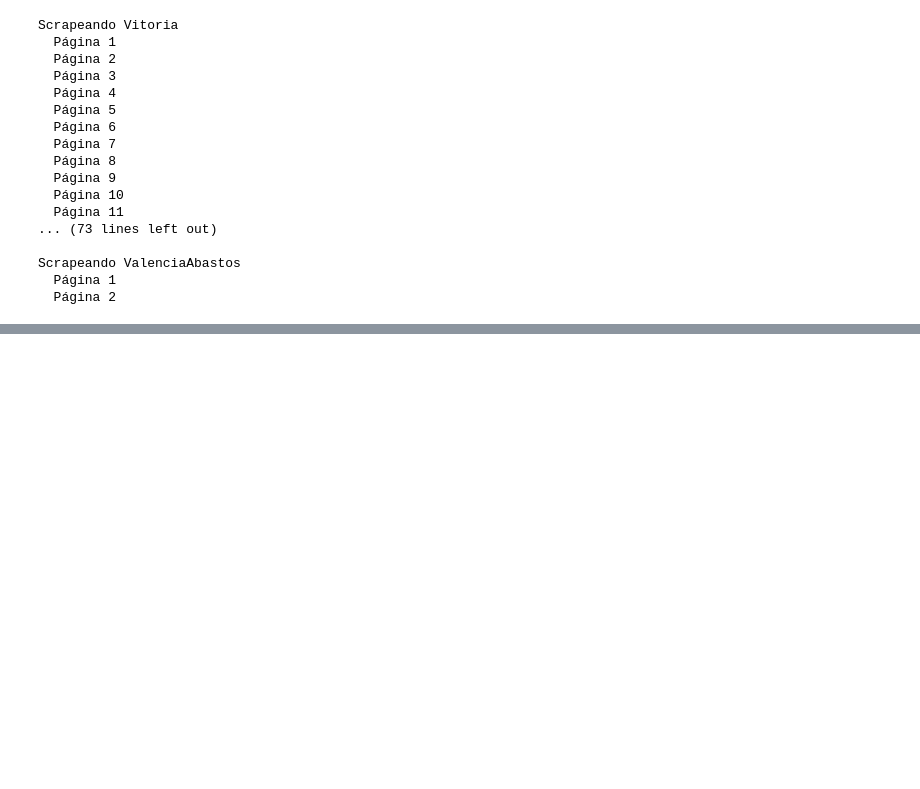
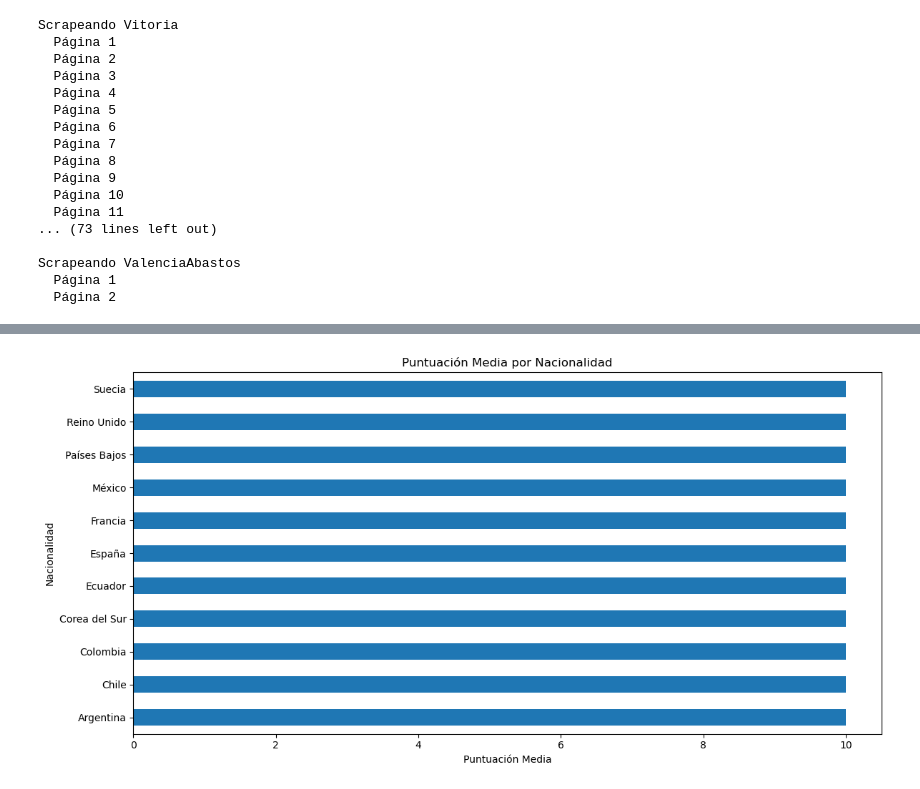
Before and after one commit to javierllorenteMon/RETO_06_VerdeOSCURO, a Jupyter notebook: webscrapping.ipynb, the cells around one changed output, grey strips where cells are left out. Cells and saved outputs as stored; diff of their text form; code cells hidden in the pictures; blank space fills up the shorter version.

```diff
--- a/webscrapping.ipynb
+++ b/webscrapping.ipynb
@@ -198,0 +288,28 @@ AttributeError: module 'matplotlib' has no attribute 'get_data_path'
+# %%
+import pandas as pd
+import matplotlib.pyplot as plt
+
+# Asegurar que 'puntuacion' sea numérica
+df['puntuacion'] = pd.to_numeric(df['puntuacion'], errors='coerce')
+
+# Eliminar filas sin puntuación válida
+df_limpio = df.dropna(subset=['puntuacion'])
+
+# Agrupar y ordenar
+nacionalidad_puntuacion = (
+    df_limpio
+    .groupby('nacionalidad')['puntuacion']
+    .mean()
+    .sort_values()
+)
+
+# Gráfico
+plt.figure(figsize=(12, 6))
+nacionalidad_puntuacion.plot(kind='barh')
+plt.title('Puntuación Media por Nacionalidad')
+plt.xlabel('Puntuación Media')
+plt.ylabel('Nacionalidad')
+plt.tight_layout()
+plt.show()
+# %% [output]
+[figure, added]
```
Also changed, not shown: parts of 10 cells of this notebook, 16 other files.
